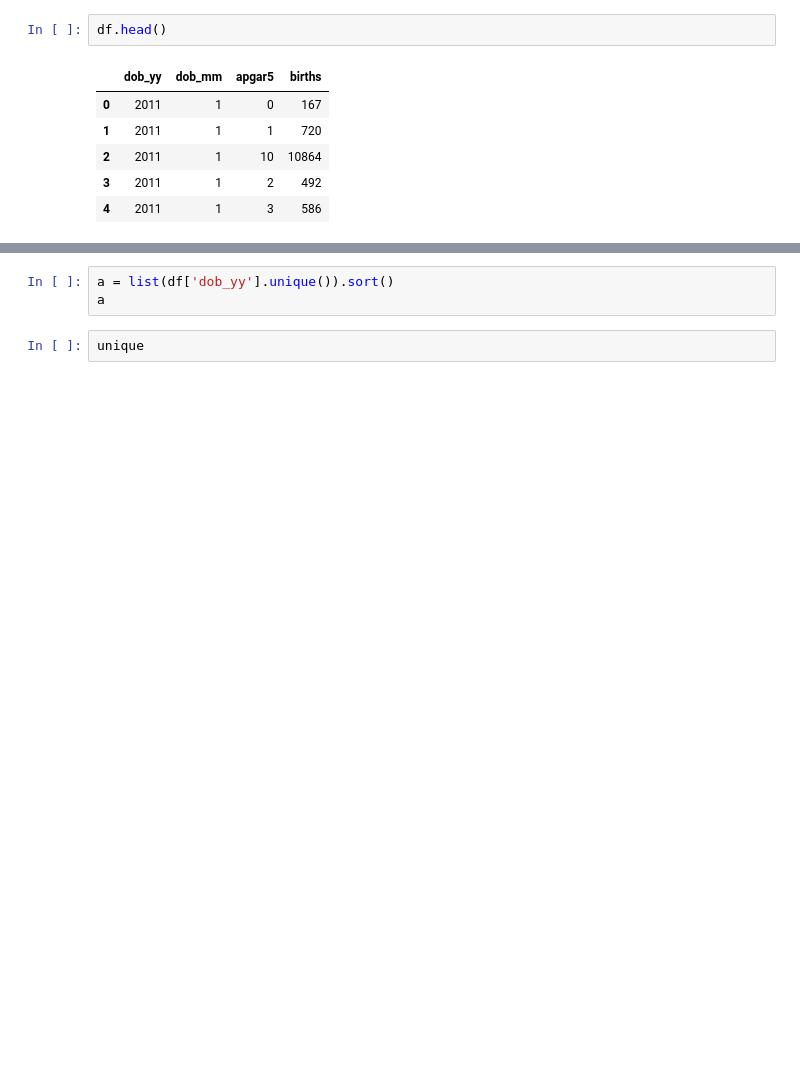
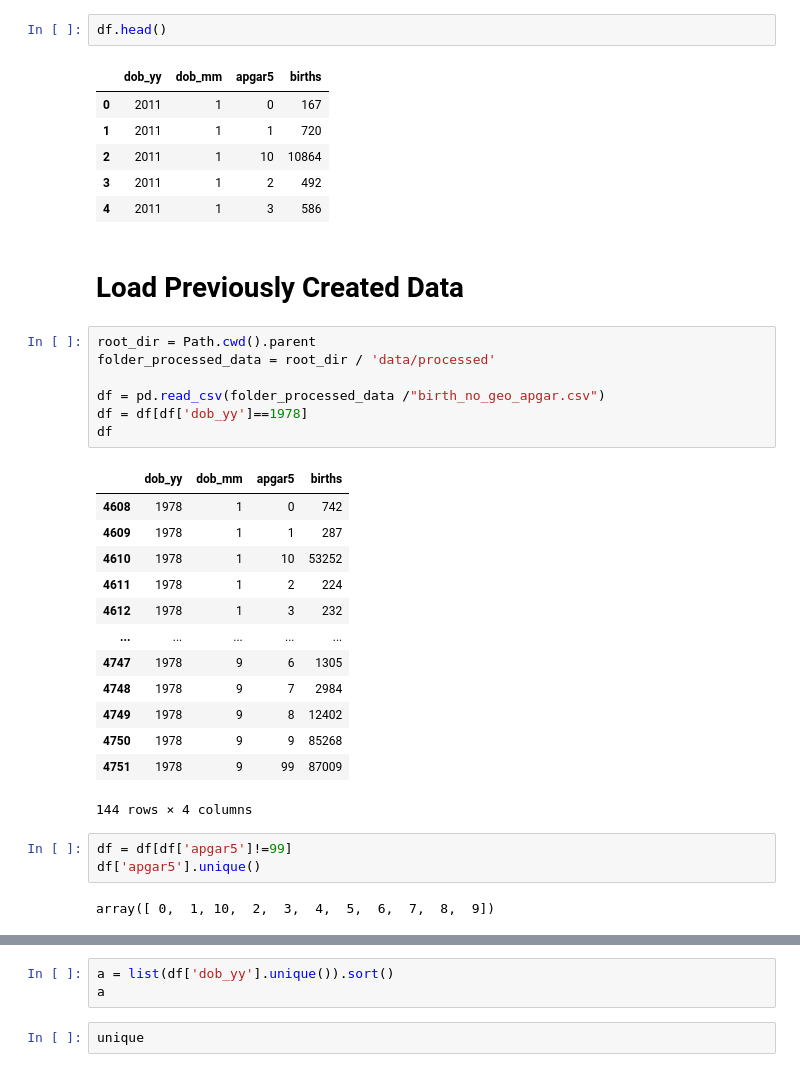
Before and after one commit to tvhahn/cdc-birth-data, a Jupyter notebook: notebooks/1.0-explore-apgar.ipynb, the cells around one changed output, grey strips where cells are left out. Drawn from its saved outputs; the diff is of its cells as text; blank space fills up the shorter version.

```diff
--- a/notebooks/1.0-explore-apgar.ipynb
+++ b/notebooks/1.0-explore-apgar.ipynb
@@ -136,3 +136,31 @@ df.head()
 | 2 | 2011 | 1 | 10 | 10864 |
 | 3 | 2011 | 1 | 2 | 492 |
 | 4 | 2011 | 1 | 3 | 586 |
+# %% [markdown]
+# Load Previously Created Data
+# %%
+root_dir = Path.cwd().parent
+folder_processed_data = root_dir / 'data/processed'
+
+df = pd.read_csv(folder_processed_data /"birth_no_geo_apgar.csv")
+df = df[df['dob_yy']==1978]
+df
+# %% [output]
+|  | dob_yy | dob_mm | apgar5 | births |
+| 4608 | 1978 | 1 | 0 | 742 |
+| 4609 | 1978 | 1 | 1 | 287 |
+| 4610 | 1978 | 1 | 10 | 53252 |
+| 4611 | 1978 | 1 | 2 | 224 |
+| 4612 | 1978 | 1 | 3 | 232 |
+| ... | ... | ... | ... | ... |
+| 4747 | 1978 | 9 | 6 | 1305 |
+| 4748 | 1978 | 9 | 7 | 2984 |
+| 4749 | 1978 | 9 | 8 | 12402 |
+| 4750 | 1978 | 9 | 9 | 85268 |
+| 4751 | 1978 | 9 | 99 | 87009 |
+144 rows × 4 columns
+# %%
+df = df[df['apgar5']!=99]
+df['apgar5'].unique()
+# %% [output]
+array([ 0,  1, 10,  2,  3,  4,  5,  6,  7,  8,  9])
```
Also changed, not shown: parts of 6 cells of this notebook.
